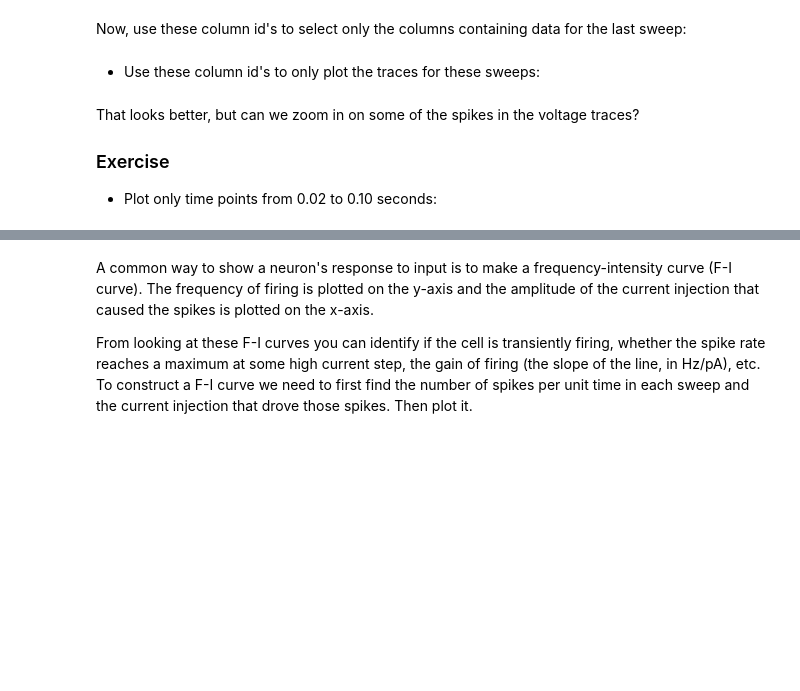
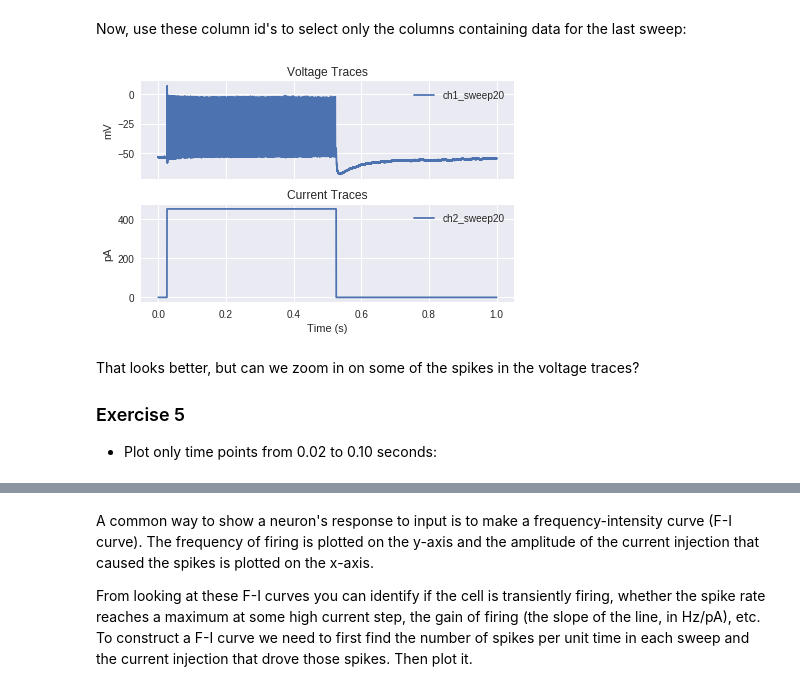
Before and after one commit to dasaderi/python_neurobootcamp, a Jupyter notebook: day-3/Day-3.ipynb, the cells around one changed output, grey strips where cells are left out. Saved outputs shown, nothing was run; the diff lists cells and outputs as text; code cells hidden in the pictures; blank space fills up the shorter version.

```diff
--- a/day-3/Day-3.ipynb
+++ b/day-3/Day-3.ipynb
@@ -308,5 +396,3 @@ Now, use these  column id's to select only the columns containing data for the l
 # %%
 last_voltage = voltage_traces[lastSweep_voltage]
 last_current = current_traces[lastSweep_current]
-# %% [markdown]
-* Use these column id's to only plot the traces for these sweeps:
@@ -323,7 +399,22 @@ plt.show()
+# %%
+## Plot with Pandas
+## Create a figure and plot first 5 voltage and current traces
+fig, ax = plt.subplots(2,1,sharex=True)
+last_voltage.plot(title='Voltage Traces', ax=ax[0])
+last_current.plot(title='Current Traces', ax=ax[1])
+## Position the legends
+ax[0].legend(loc='upper right')
+ax[1].legend(loc='upper right')
+## Set X and Y axis labels
+ax[0].set(ylabel=meta['ch1_units'][0])
+ax[1].set(ylabel=meta['ch2_units'][0], xlabel='Time (s)')
+plt.tight_layout();
+# %% [output]
+[figure, added]
 # %% [markdown]
 That looks better, but can we zoom in on some of the spikes in the voltage traces?
 
-### Exercise
+### Exercise 5
 * Plot only time points from 0.02 to 0.10 seconds:
 # %%
 # define the range if indexes you want to select
```
Also changed, not shown: parts of 70 cells of this notebook, 1 other file.
